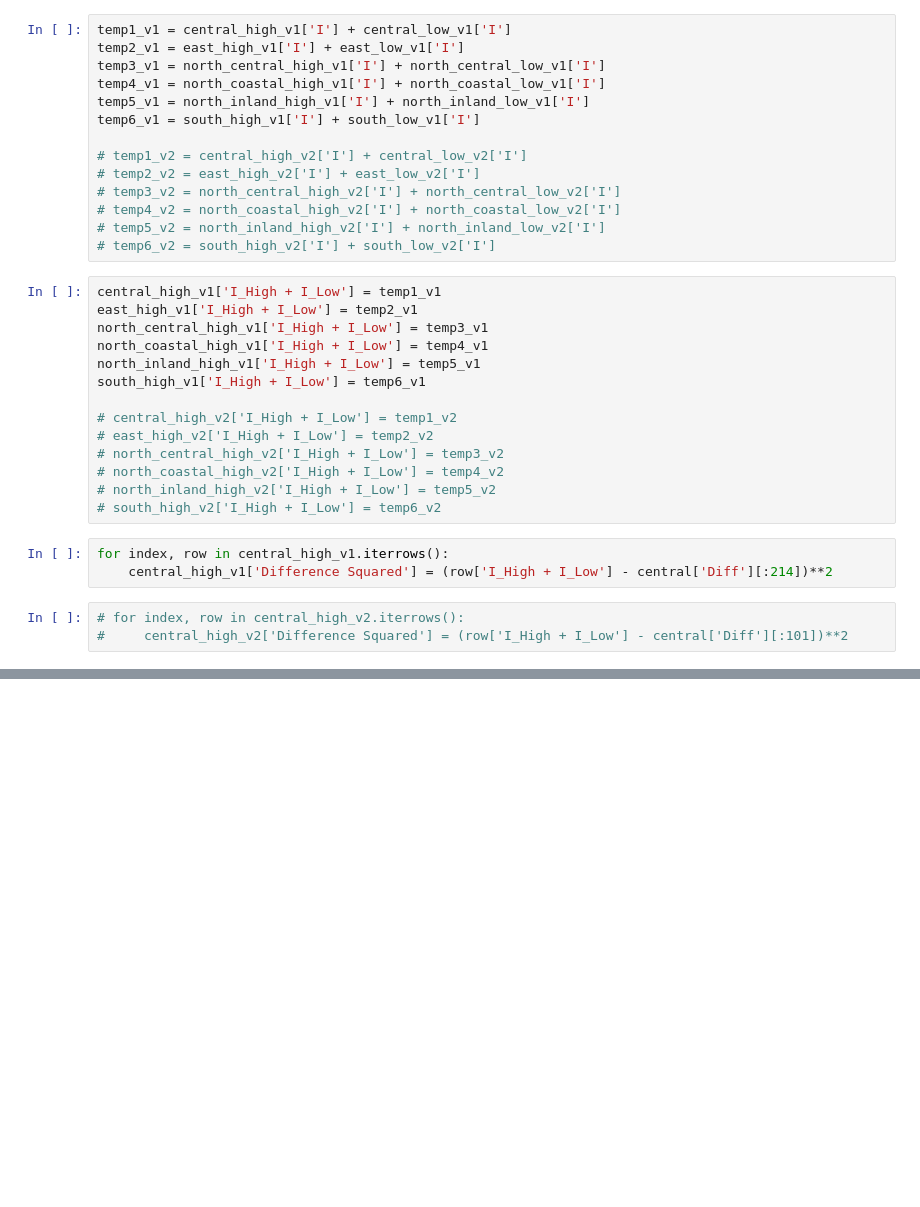
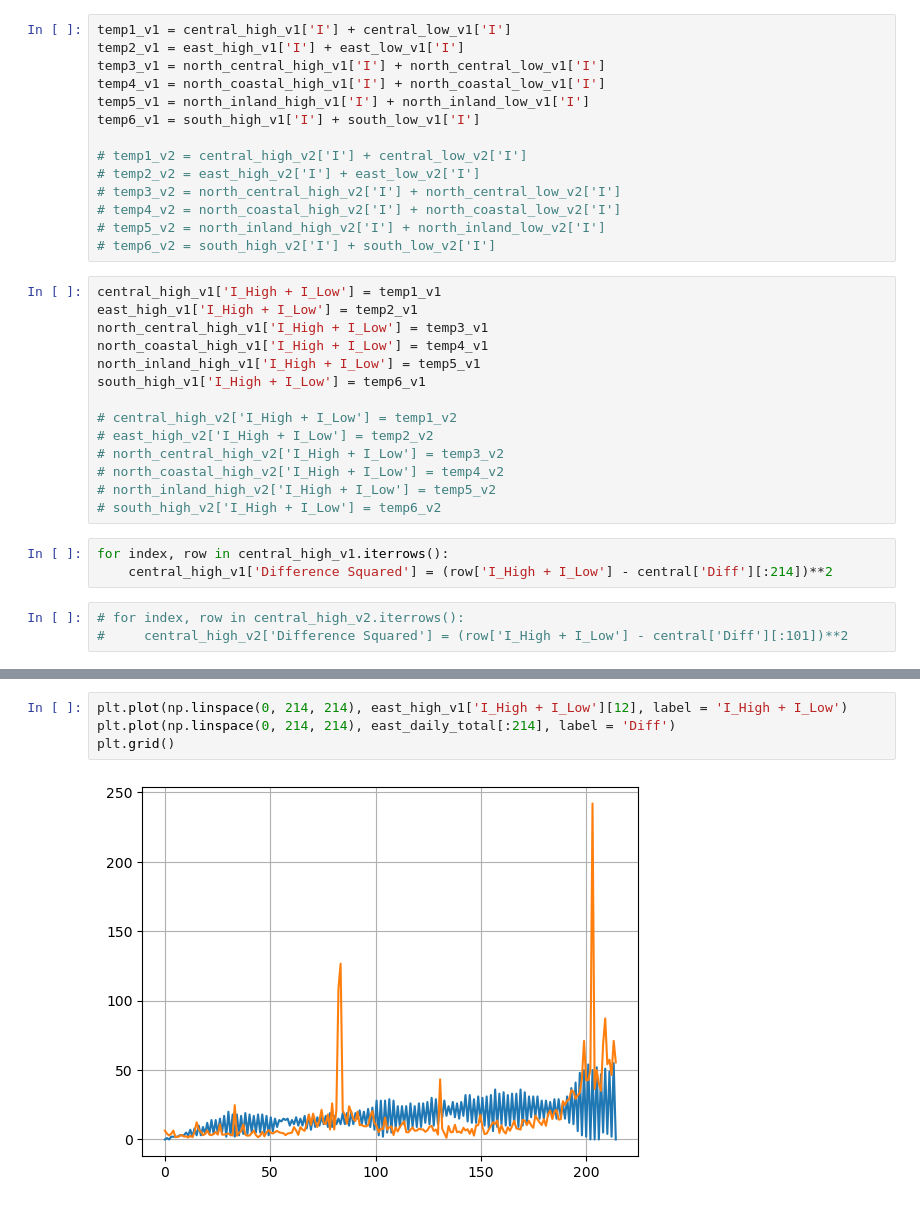
Before and after one commit to kazi0302/COVID-19-Modeling-and-Parameter-Fitting, a Jupyter notebook: Monte Carlo Simulation/MC_simulator.ipynb, the cells around one changed output, grey strips where cells are left out. Cells and saved outputs as stored; diff of their text form; blank space fills up the shorter version.

```diff
--- a/Monte Carlo Simulation/MC_simulator.ipynb
+++ b/Monte Carlo Simulation/MC_simulator.ipynb
@@ -679 +674,7 @@ plt.grid()
+# %%
+plt.plot(np.linspace(0, 214, 214), east_high_v1['I_High + I_Low'][12], label = 'I_High + I_Low')
+plt.plot(np.linspace(0, 214, 214), east_daily_total[:214], label = 'Diff')
+plt.grid()
+# %% [output]
+[figure, added]
 # %%
```
Also changed, not shown: parts of 5 cells of this notebook.
